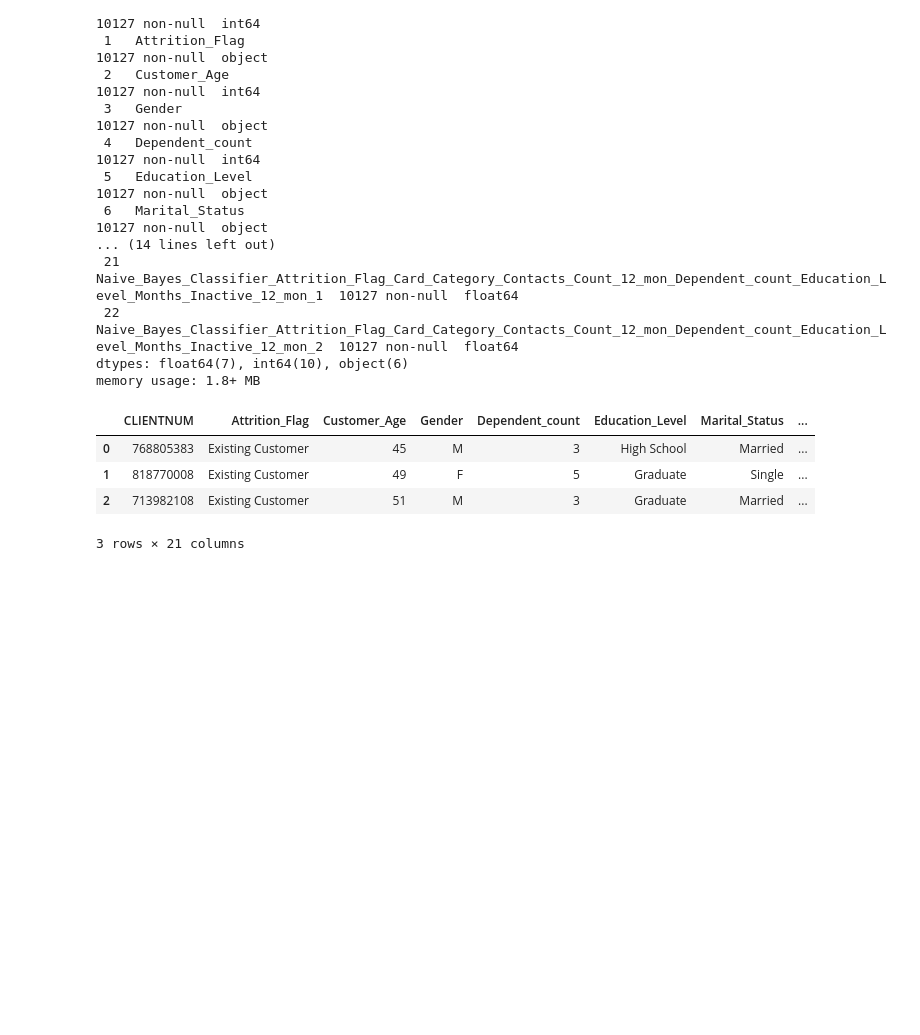
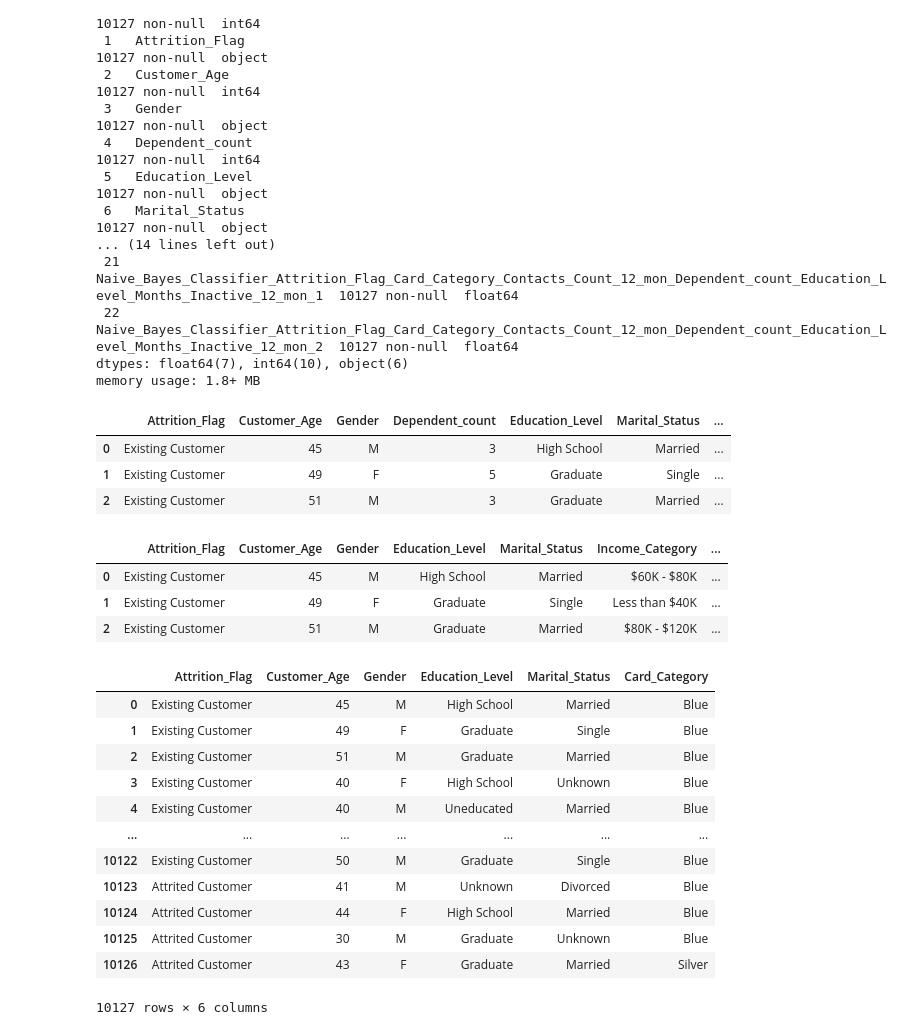
Before and after one commit to KhairulUmamALbi/Projek-Lab-Data-Mining-2022, a Jupyter notebook: tugas.ipynb, the cells around one changed output. Cells and saved outputs as stored; diff of their text form; code cells hidden in the pictures; blank space fills up the shorter version.

```diff
--- a/tugas.ipynb
+++ b/tugas.ipynb
@@ -35,13 +35,39 @@ dtypes: float64(7), int64(10), object(6)
 memory usage: 1.8+ MB
 # %%
 df.drop(['Naive_Bayes_Classifier_Attrition_Flag_Card_Category_Contacts_Count_12_mon_Dependent_count_Education_Level_Months_Inactive_12_mon_1',
-'Naive_Bayes_Classifier_Attrition_Flag_Card_Category_Contacts_Count_12_mon_Dependent_count_Education_Level_Months_Inactive_12_mon_2'
-], axis=1, inplace=True)
+'Naive_Bayes_Classifier_Attrition_Flag_Card_Category_Contacts_Count_12_mon_Dependent_count_Education_Level_Months_Inactive_12_mon_2',
+'CLIENTNUM',], axis=1, inplace=True)
+df.head(3)
+# %% [output]
+|  | Attrition_Flag | Customer_Age | Gender | Dependent_count | Education_Level | Marital_Status | ... |
+| 0 | Existing Customer | 45 | M | 3 | High School | Married | ... |
+| 1 | Existing Customer | 49 | F | 5 | Graduate | Single | ... |
+| 2 | Existing Customer | 51 | M | 3 | Graduate | Married | ... |
-# %%
-df.head(3)
-# %% [output]
-|  | CLIENTNUM | Attrition_Flag | Customer_Age | Gender | Dependent_count | Education_Level | Marital_Status | ... |
-| 0 | 768805383 | Existing Customer | 45 | M | 3 | High School | Married | ... |
-| 1 | 818770008 | Existing Customer | 49 | F | 5 | Graduate | Single | ... |
-| 2 | 713982108 | Existing Customer | 51 | M | 3 | Graduate | Married | ... |
-3 rows × 21 columns
+# %%
+df.drop(['Dependent_count','Months_on_book', 'Total_Relationship_Count', 'Months_Inactive_12_mon',	'Contacts_Count_12_mon'	,'Credit_Limit',	'Total_Revolving_Bal',	'Avg_Open_To_Buy'	,'Total_Amt_Chng_Q4_Q1'	,'Total_Trans_Amt'	,'Total_Trans_Ct'	,'Total_Ct_Chng_Q4_Q1',	'Avg_Utilization_Ratio'
+], axis=1, inplace=True)
+df.head(3)
+# %% [output]
+|  | Attrition_Flag | Customer_Age | Gender | Education_Level | Marital_Status | Income_Category | ... |
+| 0 | Existing Customer | 45 | M | High School | Married | $60K - $80K | ... |
+| 1 | Existing Customer | 49 | F | Graduate | Single | Less than $40K | ... |
+| 2 | Existing Customer | 51 | M | Graduate | Married | $80K - $120K | ... |
+# %%
+input = df.drop(['Income_Category'], axis='columns')
+target = df['Income_Category']
+# %%
+input
+# %% [output]
+|  | Attrition_Flag | Customer_Age | Gender | Education_Level | Marital_Status | Card_Category |
+| 0 | Existing Customer | 45 | M | High School | Married | Blue |
+| 1 | Existing Customer | 49 | F | Graduate | Single | Blue |
+| 2 | Existing Customer | 51 | M | Graduate | Married | Blue |
+| 3 | Existing Customer | 40 | F | High School | Unknown | Blue |
+| 4 | Existing Customer | 40 | M | Uneducated | Married | Blue |
+| ... | ... | ... | ... | ... | ... | ... |
+| 10122 | Existing Customer | 50 | M | Graduate | Single | Blue |
+| 10123 | Attrited Customer | 41 | M | Unknown | Divorced | Blue |
+| 10124 | Attrited Customer | 44 | F | High School | Married | Blue |
+| 10125 | Attrited Customer | 30 | M | Graduate | Unknown | Blue |
+| 10126 | Attrited Customer | 43 | F | Graduate | Married | Silver |
+10127 rows × 6 columns
```
Also changed, not shown: parts of 16 cells of this notebook.
